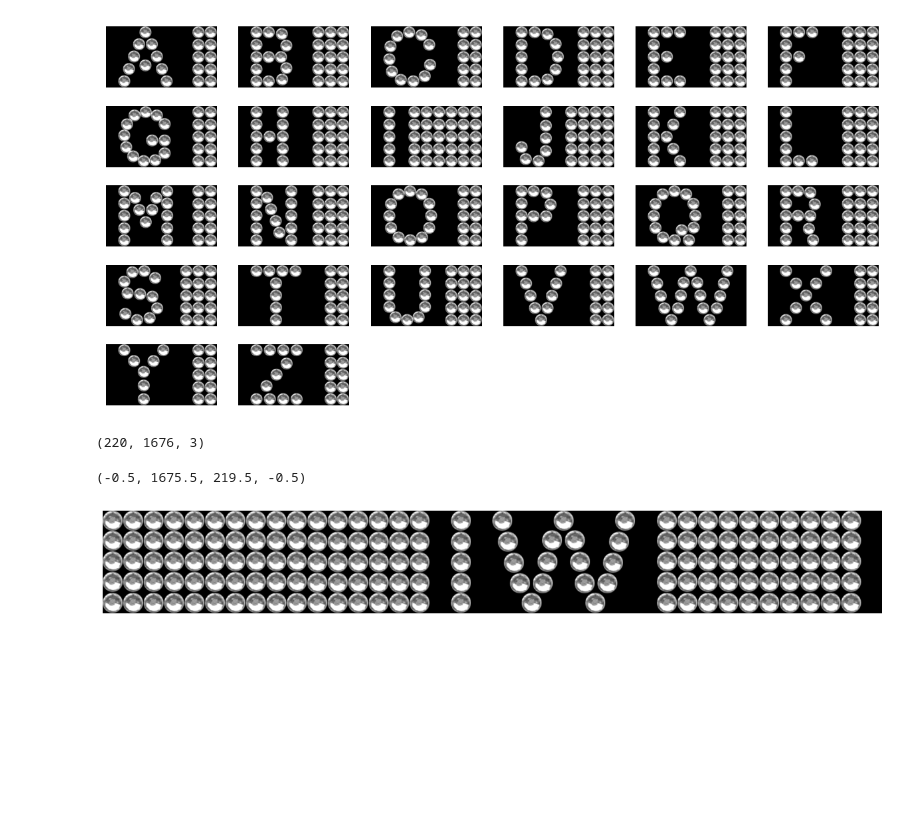
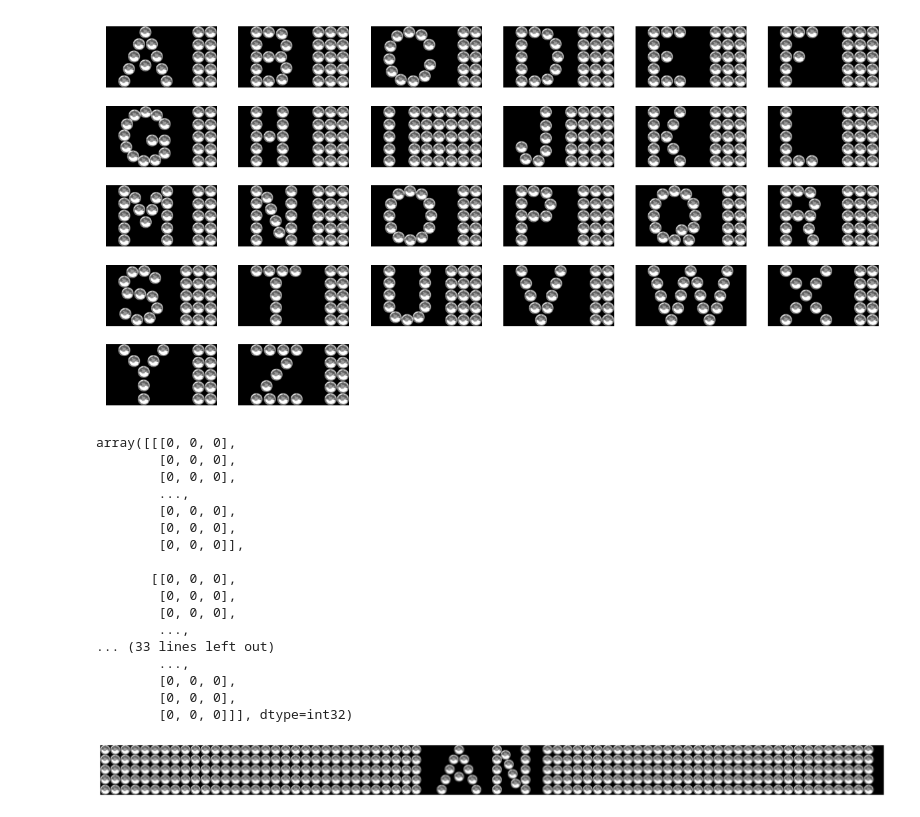
Before and after one commit to baeldin/strass_preview_generator, a Jupyter notebook: strass_band_generator.ipynb, the cells around one changed output. Cells and saved outputs as stored; diff of their text form; code cells hidden in the pictures; blank space fills up the shorter version.

```diff
--- a/strass_band_generator.ipynb
+++ b/strass_band_generator.ipynb
@@ -340,7 +340,7 @@ y_size, x_size, _ = img.shape
 alpha = np.zeros((y_size, x_size))
 for yy in range(y_size):
   for xx in range(x_size):
-    alpha[yy, xx] = 0 if img[yy, xx, :].sum() < 80. else 255
+    alpha[yy, xx] = 0 if img[yy, xx, :].sum() < 150. else 255
 
 rgba[:,:,3] = alpha
 plt.imshow(img)
@@ -779,35 +779,50 @@ WARNING:matplotlib.image:Clipping input data to the valid range for imshow with
 WARNING:matplotlib.image:Clipping input data to the valid range for imshow with RGB data ([0..1] for floats or [0..255] for integers).
 [figure]
 # %%
-letters = ['P', 'S']
+def make_my_band(total_columns = 79, letter_indices = [0, 13]):
 
-total_columns = 39
-letter_width = 2 * dimx_max + 3 * 44
-total_border = int(total_columns - letter_width / 44)
+  letter_width = 2 * dimx_max + 3 * 44
+  total_border = int(total_columns - letter_width / 44)
 
-left_space = int(np.floor(total_border/2))
-right_space = int(np.ceil(total_border/2))
-total_width = total_border + letter_width
-def make_border(N):
-  border_img = np.zeros((dimy, int(N) * 44, 3), dtype=int)
-  for ii in range(left_space):
-    for dot in range(letters_new['I'].shape[0]):
-      doty, dotx = letters_new['I'][dot, :]
-      for xx in range(44):
-        for yy in range(44):
-          border_img[int(44 * doty + yy), int(44 * ii + dotx + xx), :] += strass_img_list[1][yy, xx, :]
-  return border_img
+  left_space = int(np.floor(total_border/2))
+  right_space = int(np.ceil(total_border/2))
+  total_width = total_border + letter_width
+  def make_border(N):
+    border_img = np.zeros((dimy, int(N) * 44, 3), dtype=int)
+    for ii in range(left_space):
+      for dot in range(letters_new['I'].shape[0]):
+        doty, dotx = letters_new['I'][dot, :]
+        for xx in range(44):
+          for yy in range(44):
+            border_img[int(44 * doty + yy), int(44 * ii + dotx + xx), :] += strass_img_list[1][yy, xx, :]
+    return border_img
 
-left_border = make_border(left_space)
-right_border = make_border(right_space)
+  left_border = make_border(left_space)
+  right_border = make_border(right_space)
 
 
-img_full = cv2.hconcat([left_border, alphabet_left[8], alphabet_right[22], right_border])
-print(img_full.shape)
-fig, ax = plt.subplots(1, 1, figsize=(24, 2))
-ax.imshow(img_full)
-ax.axis('off')
+  img_full = cv2.hconcat([left_border, alphabet_left[letter_indices[0]], alphabet_right[letter_indices[1]], right_border])
+  fig, ax = plt.subplots(1, 1, figsize=(24, 2))
+  ax.imshow(img_full)
+  ax.axis('off')
+  return img_full
+make_my_band()
 # %% [output]
-(220, 1676, 3)
+array([[[0, 0, 0],
+        [0, 0, 0],
+        [0, 0, 0],
+        ...,
+        [0, 0, 0],
+        [0, 0, 0],
+        [0, 0, 0]],
+
+       [[0, 0, 0],
+        [0, 0, 0],
+        [0, 0, 0],
+        ...,
+... (33 lines left out)
+        ...,
+        [0, 0, 0],
+        [0, 0, 0],
+        [0, 0, 0]]], dtype=int32)
-(-0.5, 1675.5, 219.5, -0.5)
-[figure, old version]
+[figure, new version]
```
Also changed, not shown: parts of 3 cells of this notebook.
